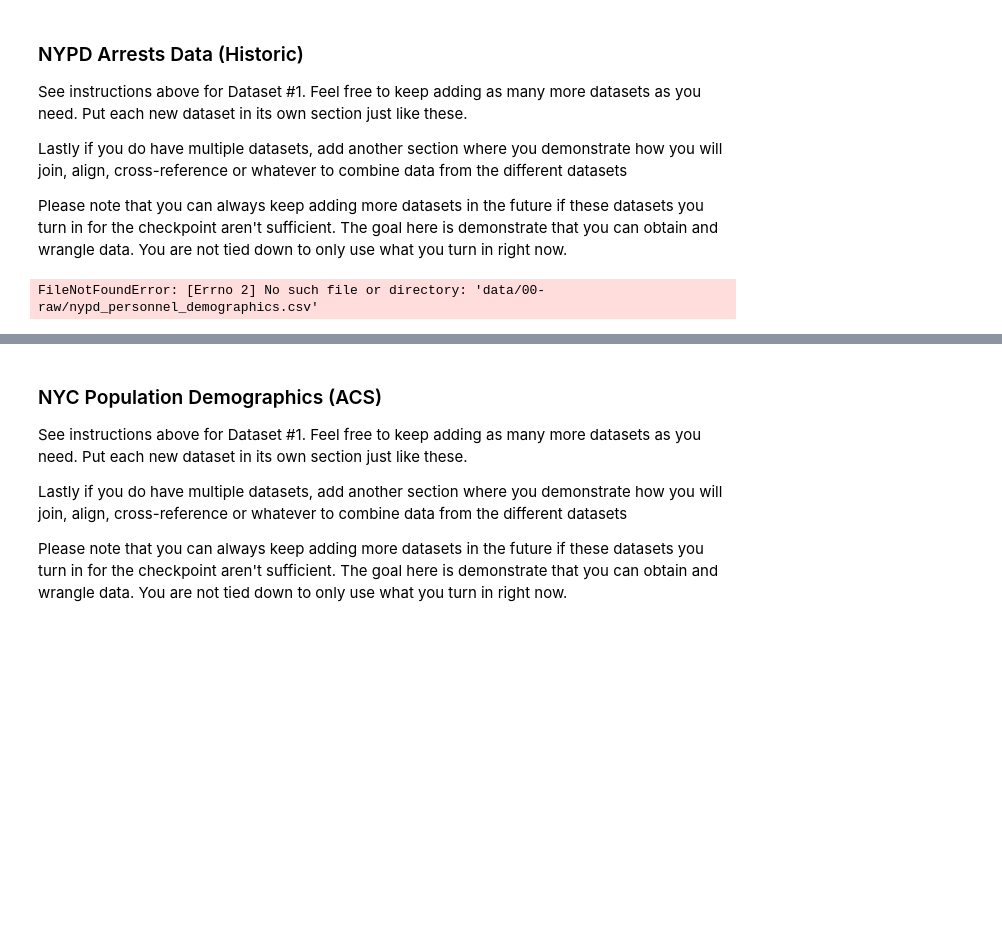
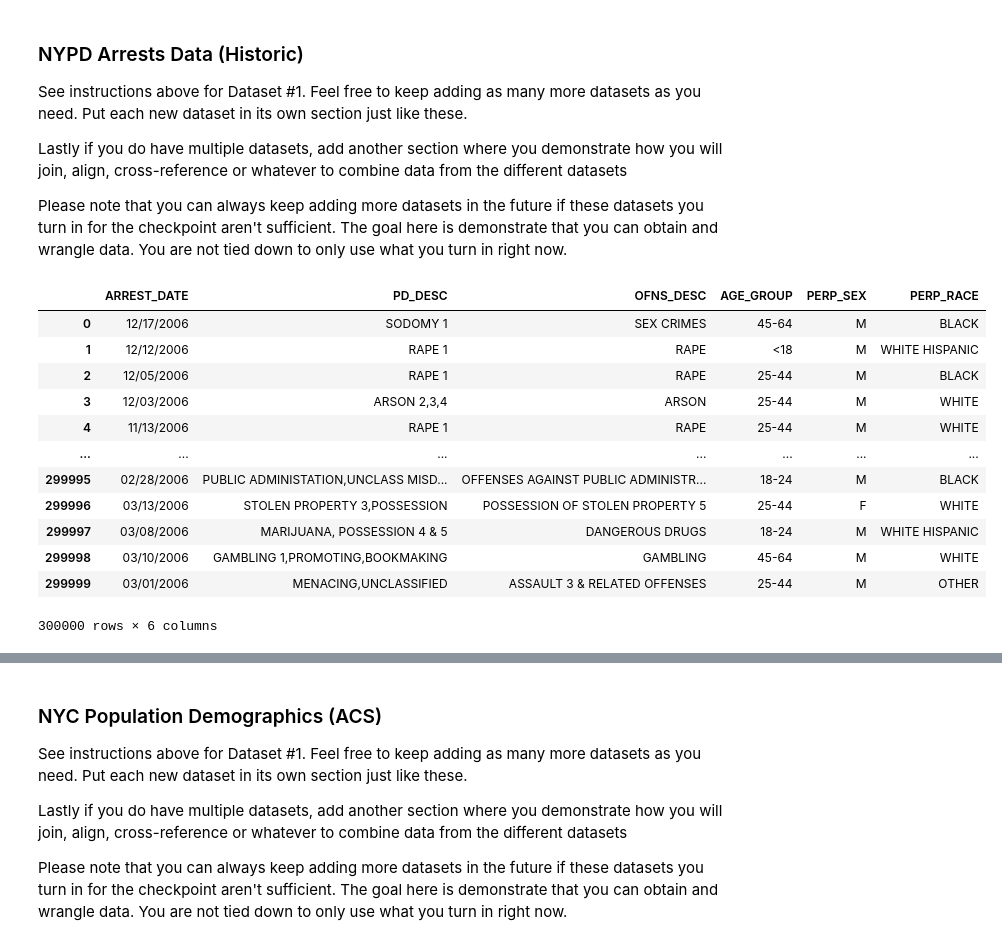
Before and after one commit to COGS108/Group017_WI26, a Jupyter notebook: 01-DataCheckpoint.ipynb, the cells around one changed output, grey strips where cells are left out. Cells and saved outputs as stored; diff of their text form; code cells hidden in the pictures; blank space fills up the shorter version.

```diff
--- a/01-DataCheckpoint.ipynb
+++ b/01-DataCheckpoint.ipynb
@@ -393,8 +390,22 @@ See instructions above for Dataset #1.  Feel free to keep adding as many more da
 Lastly if you do have multiple datasets, add another section where you demonstrate how you will join, align, cross-reference or whatever to combine data from the different datasets
 
 Please note that you can always keep adding more datasets in the future if these datasets you turn in for the checkpoint aren't sufficient.  The goal here is demonstrate that you can obtain and wrangle data.  You are not tied down to only use what you turn in right now.
-# %%
-## YOUR CODE TO LOAD/CLEAN/TIDY/WRANGLE THE DATA GOES HERE
-df = pd.read_csv('data/00-raw/nypd_personnel_demographics.csv')
-# %% [output]
-FileNotFoundError: [Errno 2] No such file or directory: 'data/00-raw/nypd_personnel_demographics.csv'
+# %%
+df = pd.read_csv('data/00-raw/NYPD_Arrests_Data_2006.csv')
+df
+# %%
+df = df.drop(columns=['ARREST_DATA', 'PD_CD', 'ARREST_KEY'])
+# %% [output]
+|  | ARREST_DATE | PD_DESC | OFNS_DESC | AGE_GROUP | PERP_SEX | PERP_RACE |
+| 0 | 12/17/2006 | SODOMY 1 | SEX CRIMES | 45-64 | M | BLACK |
+| 1 | 12/12/2006 | RAPE 1 | RAPE | <18 | M | WHITE HISPANIC |
+| 2 | 12/05/2006 | RAPE 1 | RAPE | 25-44 | M | BLACK |
+| 3 | 12/03/2006 | ARSON 2,3,4 | ARSON | 25-44 | M | WHITE |
+| 4 | 11/13/2006 | RAPE 1 | RAPE | 25-44 | M | WHITE |
+| ... | ... | ... | ... | ... | ... | ... |
+| 299995 | 02/28/2006 | PUBLIC ADMINISTATION,UNCLASS MISD... | OFFENSES AGAINST PUBLIC ADMINISTR... | 18-24 | M | BLACK |
+| 299996 | 03/13/2006 | STOLEN PROPERTY 3,POSSESSION | POSSESSION OF STOLEN PROPERTY 5 | 25-44 | F | WHITE |
+| 299997 | 03/08/2006 | MARIJUANA, POSSESSION 4 & 5 | DANGEROUS DRUGS | 18-24 | M | WHITE HISPANIC |
+| 299998 | 03/10/2006 | GAMBLING 1,PROMOTING,BOOKMAKING | GAMBLING | 45-64 | M | WHITE |
+| 299999 | 03/01/2006 | MENACING,UNCLASSIFIED | ASSAULT 3 & RELATED OFFENSES | 25-44 | M | OTHER |
+300000 rows × 6 columns
```
Also changed, not shown: parts of 3 cells of this notebook, 1 other file.
